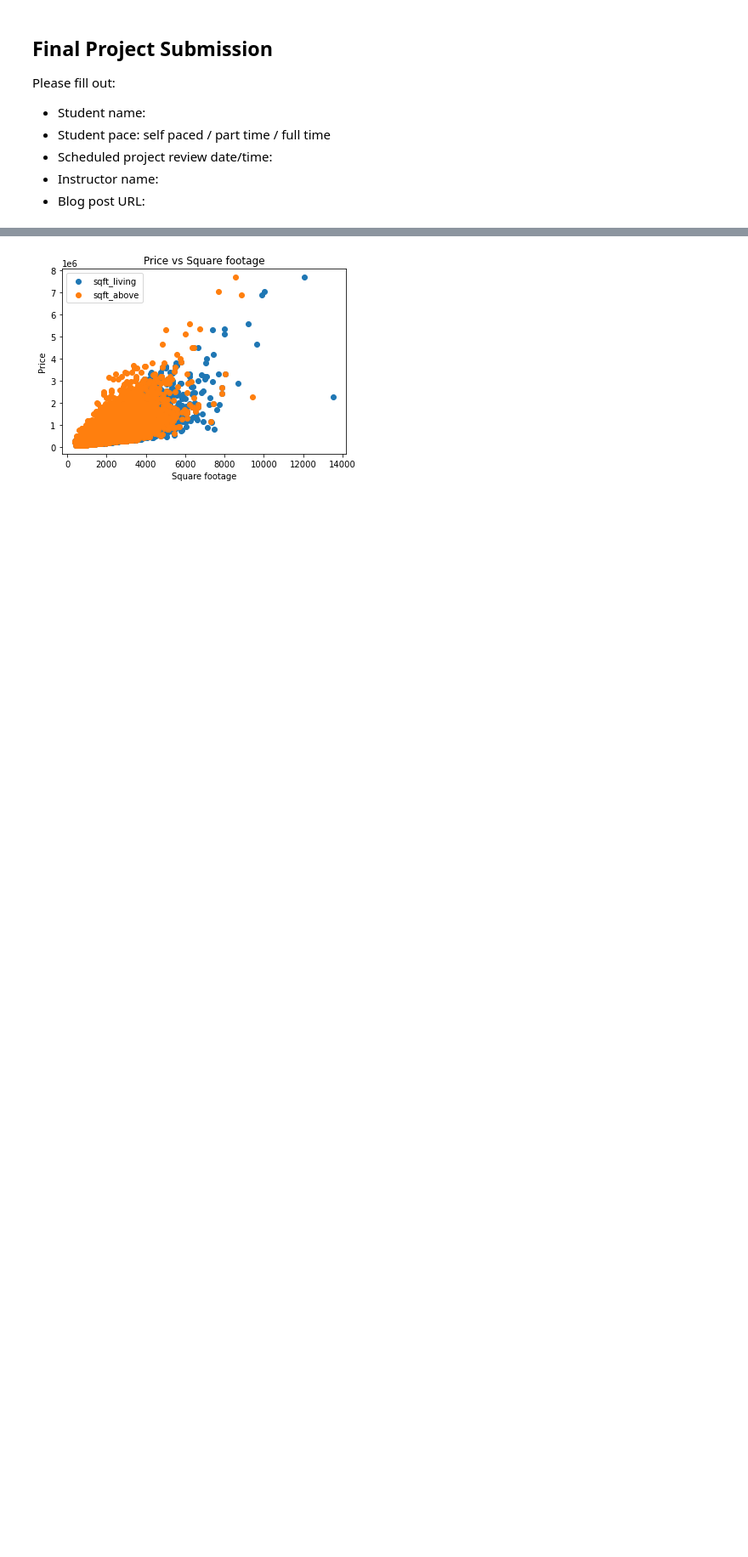
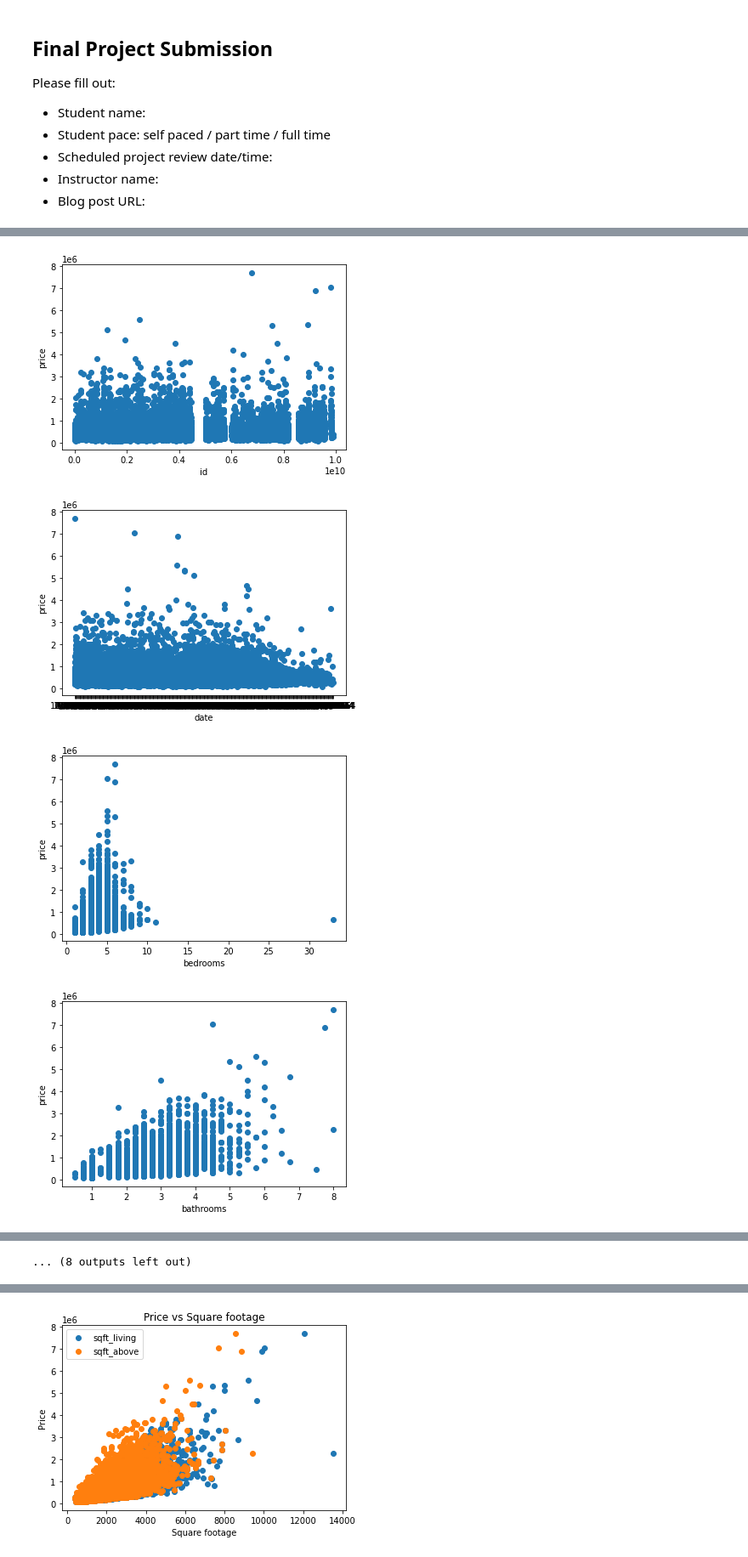
Before and after one commit to billymwangi/project-phase-2, a Jupyter notebook: student d.ipynb, the cells around one changed output, grey strips where cells are left out. Shown at 85% size. Cells and saved outputs as stored; diff of their text form; code cells hidden in the pictures; blank space fills up the shorter version.

```diff
--- a/student d.ipynb
+++ b/student d.ipynb
@@ -488,0 +198,13 @@ Multivariate EDA
+# %%
+specific_col = 'price'
+for col in kc_data.columns:
+    if col != specific_col:
+        plt.scatter(kc_data[col], kc_data[specific_col])
+        plt.xlabel(col)
+        plt.ylabel(specific_col)
+        plt.show()
+# %% [output]
+[figure, added]
+[figure, added]
+[figure, added]
+[figure, added]
@@ -488,0 +219 @@ Multivariate EDA
+... (8 outputs left out)
```
Also changed, not shown: parts of 62 cells of this notebook.
